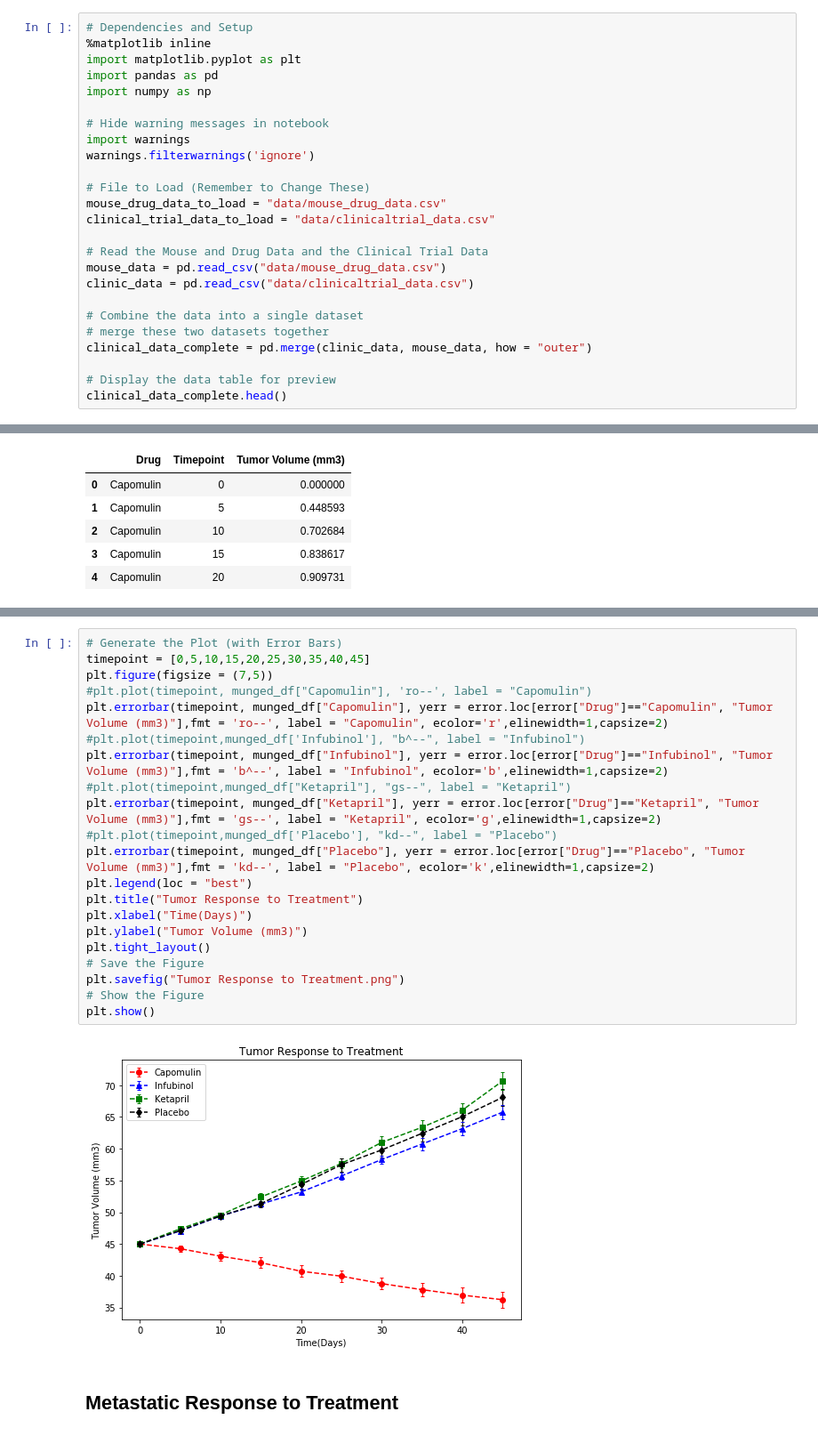
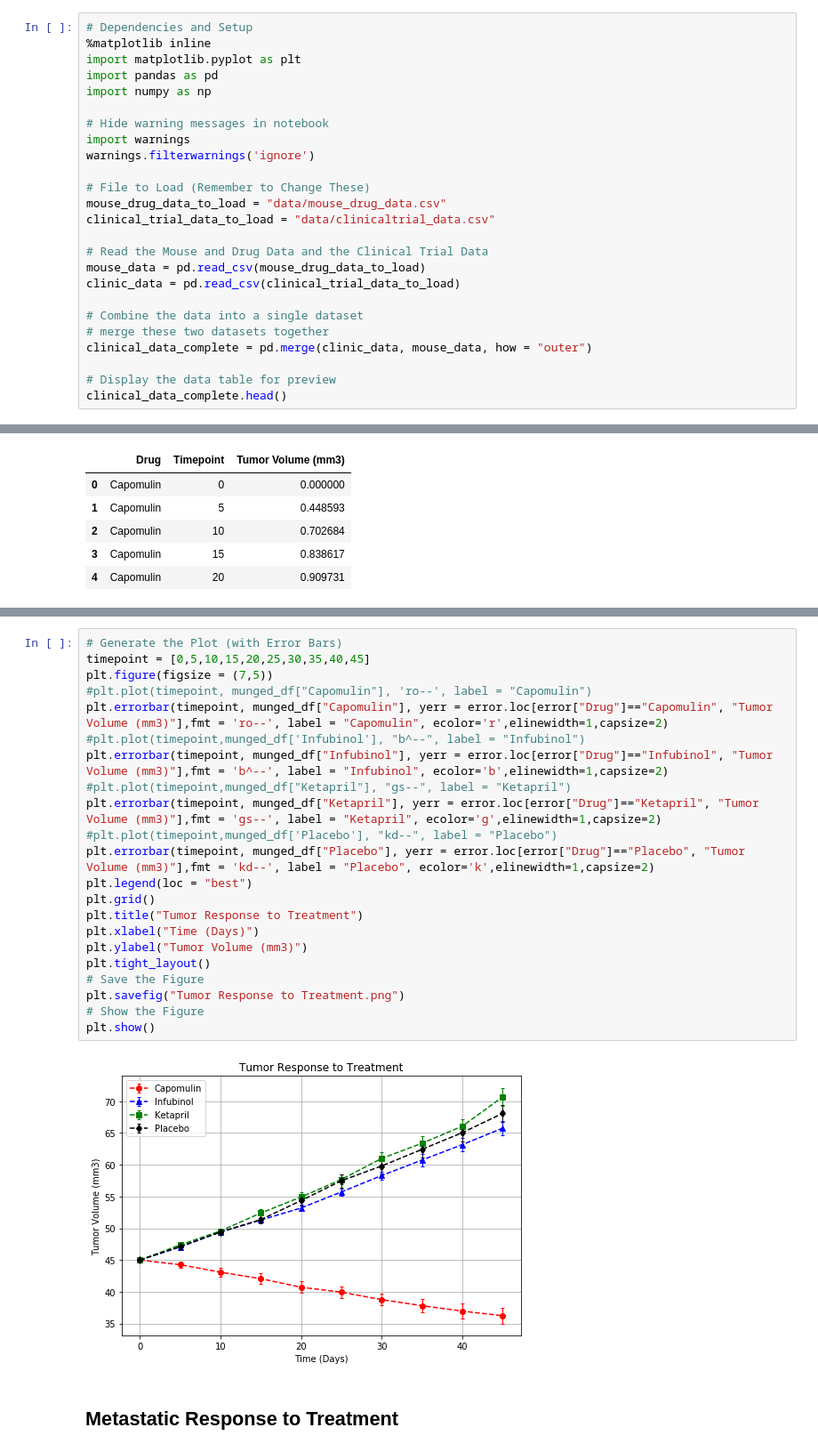
Before and after one commit to chuhaovince/Matplotlib-Challenge, a Jupyter notebook: Pymaceuticals/pymaceuticals_starter.ipynb, the cells around one changed output, grey strips where cells are left out. Shown at 89% size. Drawn from its saved outputs; the diff is of its cells as text.

Commit message:
Updated Solution till last part, added figures

```diff
--- a/Pymaceuticals/pymaceuticals_starter.ipynb
+++ b/Pymaceuticals/pymaceuticals_starter.ipynb
@@ -14,8 +14,8 @@ mouse_drug_data_to_load = "data/mouse_drug_data.csv"
 clinical_trial_data_to_load = "data/clinicaltrial_data.csv"
 
 # Read the Mouse and Drug Data and the Clinical Trial Data
-mouse_data = pd.read_csv("data/mouse_drug_data.csv")
-clinic_data = pd.read_csv("data/clinicaltrial_data.csv")
+mouse_data = pd.read_csv(mouse_drug_data_to_load)
+clinic_data = pd.read_csv(clinical_trial_data_to_load)
 
 # Combine the data into a single dataset
 # merge these two datasets together
@@ -87,26 +82,27 @@ munged_df
 # %%
 # Generate the Plot (with Error Bars)
 timepoint = [0,5,10,15,20,25,30,35,40,45]
 plt.figure(figsize = (7,5))
 #plt.plot(timepoint, munged_df["Capomulin"], 'ro--', label = "Capomulin")
 plt.errorbar(timepoint, munged_df["Capomulin"], yerr = error.loc[error["Drug"]=="Capomulin", "Tumor Volume (mm3)"],fmt = 'ro--', label = "Capomulin", ecolor='r',elinewidth=1,capsize=2)
 #plt.plot(timepoint,munged_df['Infubinol'], "b^--", label = "Infubinol")
 plt.errorbar(timepoint, munged_df["Infubinol"], yerr = error.loc[error["Drug"]=="Infubinol", "Tumor Volume (mm3)"],fmt = 'b^--', label = "Infubinol", ecolor='b',elinewidth=1,capsize=2)
 #plt.plot(timepoint,munged_df["Ketapril"], "gs--", label = "Ketapril")
 plt.errorbar(timepoint, munged_df["Ketapril"], yerr = error.loc[error["Drug"]=="Ketapril", "Tumor Volume (mm3)"],fmt = 'gs--', label = "Ketapril", ecolor='g',elinewidth=1,capsize=2)
 #plt.plot(timepoint,munged_df['Placebo'], "kd--", label = "Placebo")
 plt.errorbar(timepoint, munged_df["Placebo"], yerr = error.loc[error["Drug"]=="Placebo", "Tumor Volume (mm3)"],fmt = 'kd--', label = "Placebo", ecolor='k',elinewidth=1,capsize=2)
 plt.legend(loc = "best")
+plt.grid()
 plt.title("Tumor Response to Treatment")
-plt.xlabel("Time(Days)")
+plt.xlabel("Time (Days)")
 plt.ylabel("Tumor Volume (mm3)")
 plt.tight_layout()
 # Save the Figure
 plt.savefig("Tumor Response to Treatment.png")
 # Show the Figure
 plt.show()
 # %% [output]
-[figure, old version]
+[figure, new version]
 # %% [markdown]
 ## Metastatic Response to Treatment
 # %%
```
Also changed, not shown: parts of 18 cells of this notebook, 4 other files.
